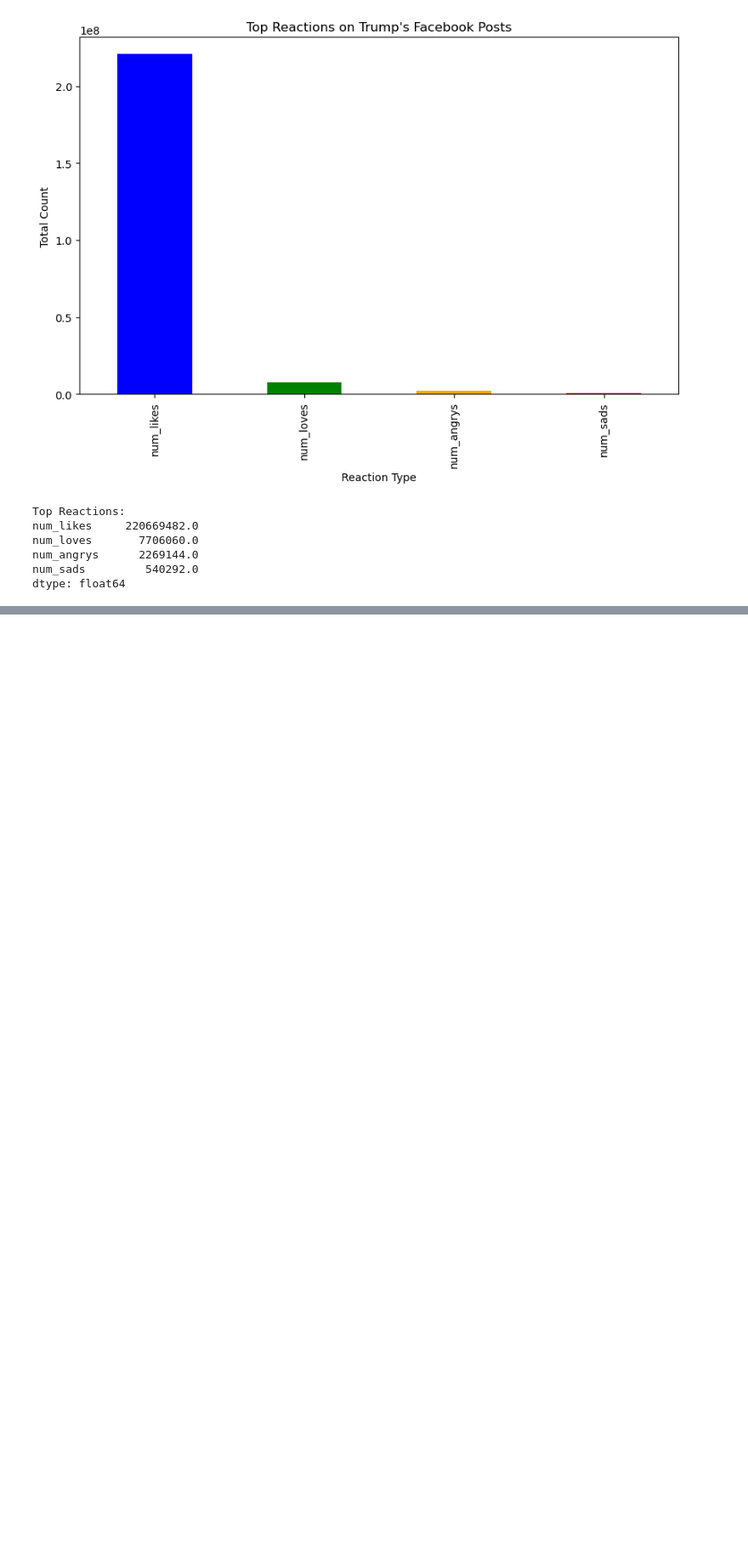
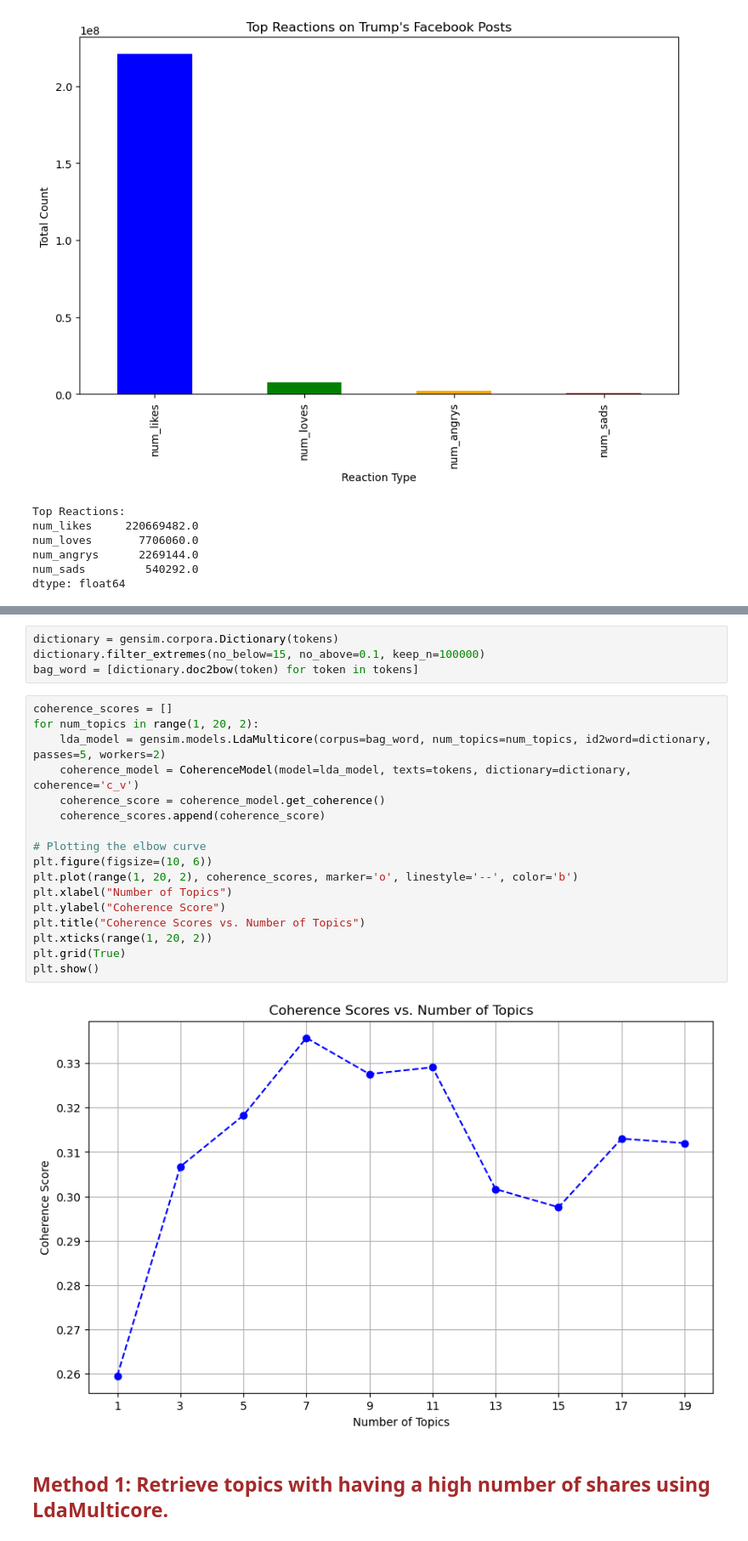
Before and after one commit to AnnaJazayeri/Facebook_data_analysis_Trump, a Jupyter notebook: Exploratory Analysis on Facebook data.ipynb, the cells around one changed output, grey strips where cells are left out. Shown at 85% size. Drawn from its saved outputs; the diff is of its cells as text; blank space fills up the shorter version.

```diff
--- a/Exploratory Analysis on Facebook data.ipynb
+++ b/Exploratory Analysis on Facebook data.ipynb
@@ -198,0 +236,25 @@ plt.show()
+# %%
+dictionary = gensim.corpora.Dictionary(tokens)
+dictionary.filter_extremes(no_below=15, no_above=0.1, keep_n=100000)
+bag_word = [dictionary.doc2bow(token) for token in tokens]
+# %%
+coherence_scores = []
+for num_topics in range(1, 20, 2):
+    lda_model = gensim.models.LdaMulticore(corpus=bag_word, num_topics=num_topics, id2word=dictionary, passes=5, workers=2)
+    coherence_model = CoherenceModel(model=lda_model, texts=tokens, dictionary=dictionary, coherence='c_v')
+    coherence_score = coherence_model.get_coherence()
+    coherence_scores.append(coherence_score)
+
+# Plotting the elbow curve
+plt.figure(figsize=(10, 6))
+plt.plot(range(1, 20, 2), coherence_scores, marker='o', linestyle='--', color='b')
+plt.xlabel("Number of Topics")
+plt.ylabel("Coherence Score")
+plt.title("Coherence Scores vs. Number of Topics")
+plt.xticks(range(1, 20, 2))
+plt.grid(True)
+plt.show()
+# %% [output]
+[figure, added]
+# %% [markdown]
+## <span style="color:brown;">Method 1: Retrieve topics with having a high number of shares using LdaMulticore.</span>
```
Also changed, not shown: parts of 26 cells of this notebook.
